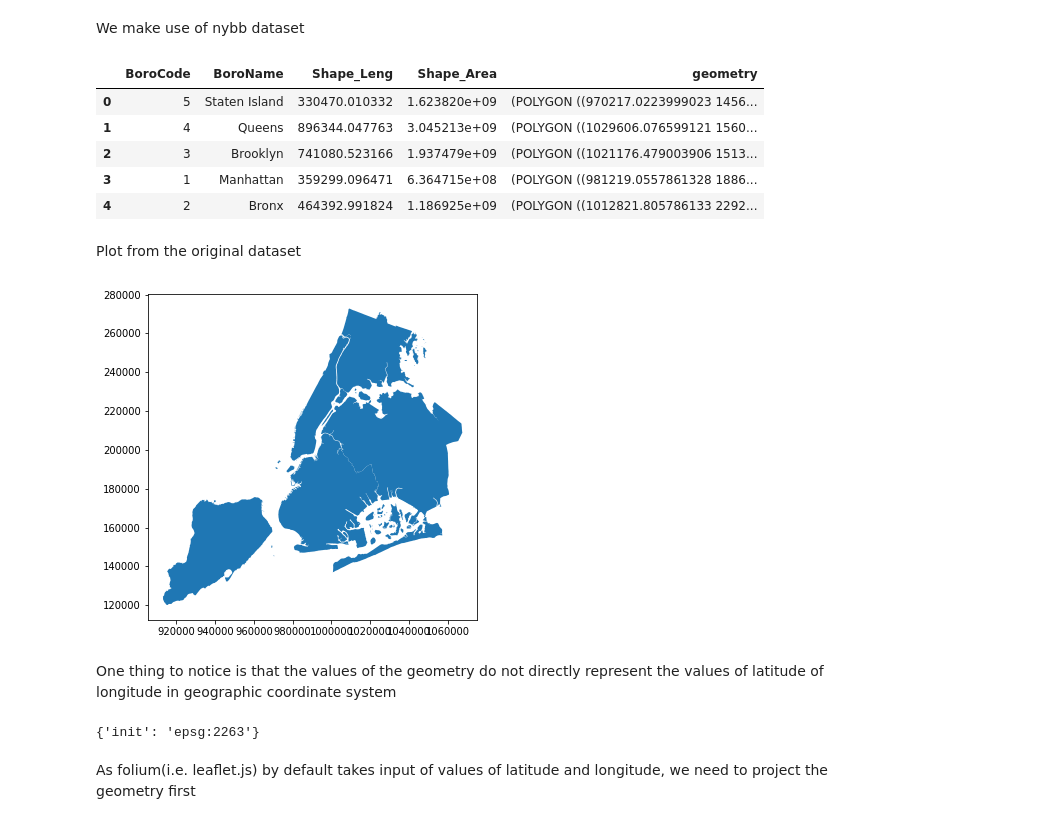
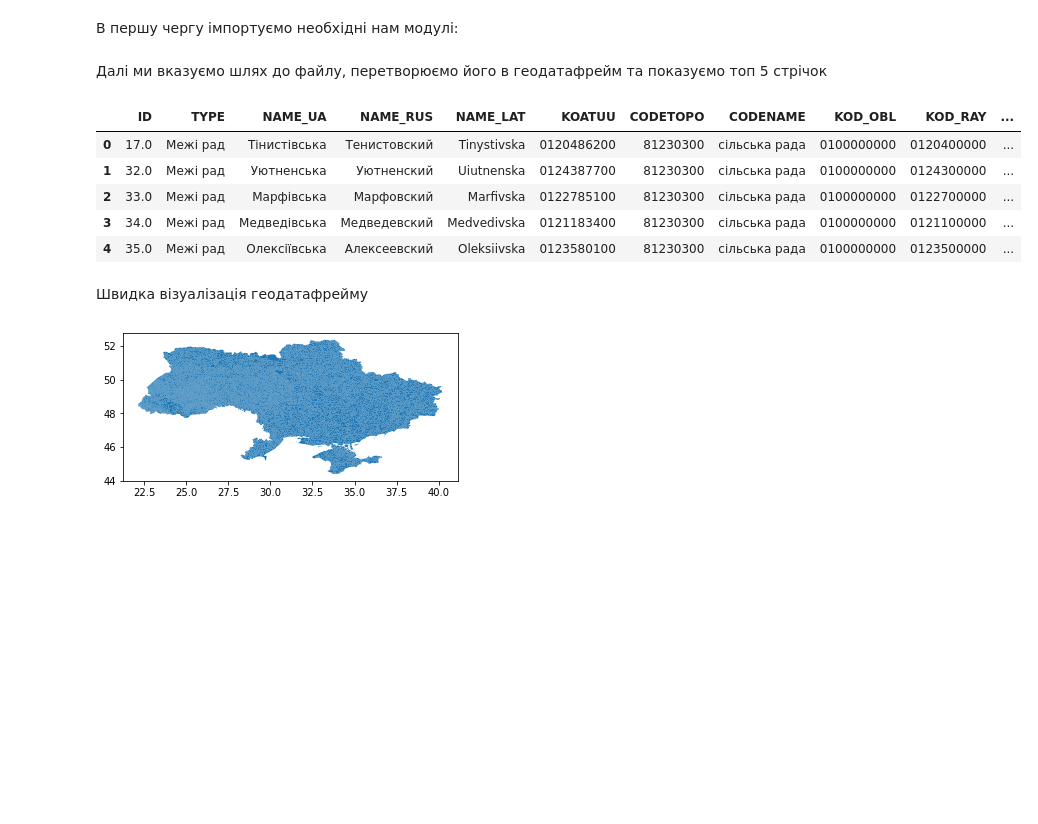
Before and after one commit to EnviroGIS/python-patterns, a Jupyter notebook: npp_workshop.ipynb, the cells around one changed output. Drawn from its saved outputs; the diff is of its cells as text; code cells hidden in the pictures; blank space fills up the shorter version.

```diff
--- a/npp_workshop.ipynb
+++ b/npp_workshop.ipynb
@@ -4,2 +7,4 @@ We are going to demonstrate polygon plotting in this example with the help of fo
+# %% [markdown]
+В першу чергу імпортуємо необхідні нам модулі:
 # %%
 import geopandas as gpd
@@ -17,28 +14,20 @@ from lib.ball_tree_numba_parallel import BallTree
-# %% [markdown]
-We make use of nybb dataset
+# %% [markdown]
+Далі ми вказуємо шлях до файлу, перетворюємо його в геодатафрейм та показуємо топ 5 стрічок
 # %%
-path = gpd.datasets.get_path('nybb')
+path = 'data/admin/ADMIN_3.shp' #вказуємо шлях
 df = gpd.read_file(path)
-df.head()
+df.head() #відображення перших рядків
 # %% [output]
-|  | BoroCode | BoroName | Shape_Leng | Shape_Area | geometry |
-| 0 | 5 | Staten Island | 330470.010332 | 1.623820e+09 | (POLYGON ((970217.0223999023 1456... |
-| 1 | 4 | Queens | 896344.047763 | 3.045213e+09 | (POLYGON ((1029606.076599121 1560... |
-| 2 | 3 | Brooklyn | 741080.523166 | 1.937479e+09 | (POLYGON ((1021176.479003906 1513... |
-| 3 | 1 | Manhattan | 359299.096471 | 6.364715e+08 | (POLYGON ((981219.0557861328 1886... |
-| 4 | 2 | Bronx | 464392.991824 | 1.186925e+09 | (POLYGON ((1012821.805786133 2292... |
+|  | ID | TYPE | NAME_UA | NAME_RUS | NAME_LAT | KOATUU | CODETOPO | CODENAME | KOD_OBL | KOD_RAY | ... |
+| 0 | 17.0 | Межі рад | Тінистівська | Тенистовский | Tinystivska | 0120486200 | 81230300 | сільська рада | 0100000000 | 0120400000 | ... |
+| 1 | 32.0 | Межі рад | Уютненська | Уютненский | Uiutnenska | 0124387700 | 81230300 | сільська рада | 0100000000 | 0124300000 | ... |
+| 2 | 33.0 | Межі рад | Марфівська | Марфовский | Marfivska | 0122785100 | 81230300 | сільська рада | 0100000000 | 0122700000 | ... |
+| 3 | 34.0 | Межі рад | Медведівська | Медведевский | Medvedivska | 0121183400 | 81230300 | сільська рада | 0100000000 | 0121100000 | ... |
+| 4 | 35.0 | Межі рад | Олексіївська | Алексеевский | Oleksiivska | 0123580100 | 81230300 | сільська рада | 0100000000 | 0123500000 | ... |
-# %% [markdown]
-Plot from the original dataset
+# %% [markdown]
+Швидка візуалізація геодатафрейму
 # %%
 df.plot(figsize=(6, 6))
 plt.show()
 # %% [output]
-[figure, old version]
+[figure, new version]
-# %% [markdown]
-One thing to notice is that the values of the geometry do not directly represent the values of latitude of longitude in geographic coordinate system
-# %%
-print(df.crs)
-# %% [output]
-{'init': 'epsg:2263'}
-# %% [markdown]
-As folium(i.e. leaflet.js) by default takes input of values of latitude and longitude, we need to project the geometry first
```
Also changed, not shown: parts of 25 cells of this notebook, 1 other file.
